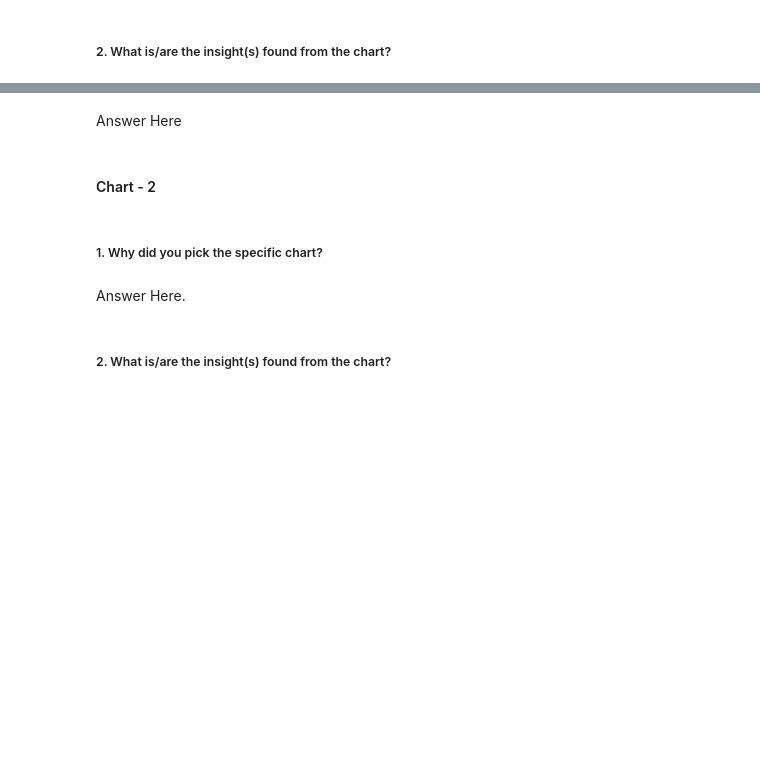
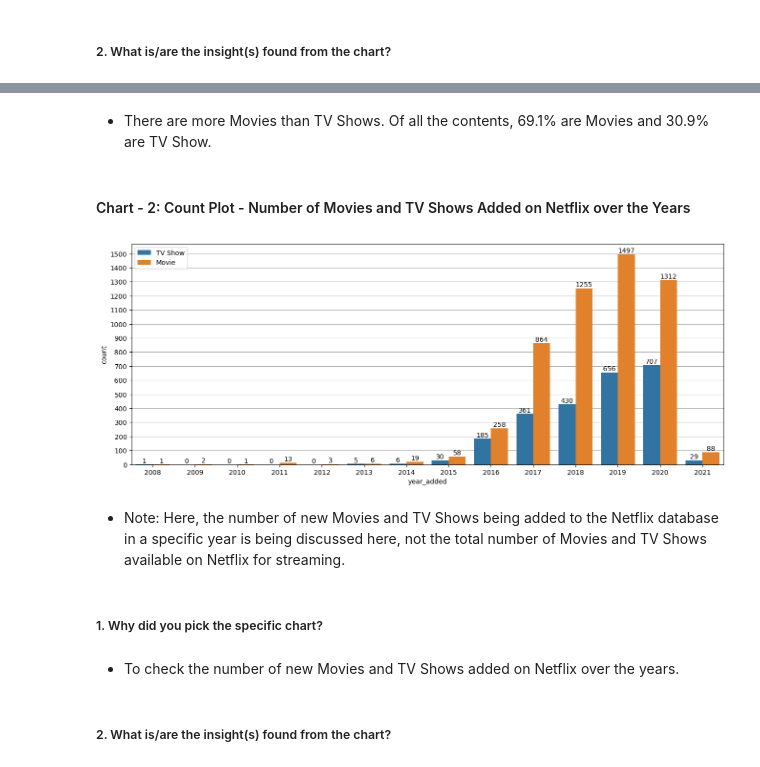
Before and after one commit to dipankarsahu1000/Netflix-Movie-and-TV-Shows-Clustering, a Jupyter notebook: Netflix_Movies_and_TV_Shows_Clustering.ipynb, the cells around one changed output, grey strips where cells are left out. Saved outputs shown, nothing was run; the diff lists cells and outputs as text; code cells hidden in the pictures; blank space fills up the shorter version.

```diff
--- a/Netflix_Movies_and_TV_Shows_Clustering.ipynb
+++ b/Netflix_Movies_and_TV_Shows_Clustering.ipynb
@@ -265,4 +391,0 @@ Are there any insights that lead to negative growth? Justify with specific reaso
-# %% [markdown]
-Answer Here
-# %% [markdown]
-#### Chart - 2
@@ -271,6 +392,26 @@ Answer Here
+# %% [markdown]
+* There are more Movies than TV Shows. Of all the contents, 69.1% are Movies and 30.9% are TV Show.
+# %% [markdown]
+#### Chart - 2: Count Plot - Number of Movies and TV Shows Added on Netflix over the Years
+# %%
+plt.figure(figsize = (16, 6))
+ax = plt.gca()
+ax.yaxis.grid()
+ax.xaxis.grid()
+ax.set_axisbelow(True)
+plt.yticks(range(0, 2000, 100))
+sns.countplot(data = df, x = 'year_added', hue = 'type')
+ax.legend(loc = 'upper left')
+
+for container in ax.containers:
+  ax.bar_label(container)
+# %% [output]
+[figure, added]
+# %% [markdown]
+* Note: Here, the number of new Movies and TV Shows being added to the Netflix database in a specific year is being discussed here, not the total number of Movies and TV Shows available on Netflix for streaming.
 # %% [markdown]
 ##### 1. Why did you pick the specific chart?
-# %% [markdown]
-Answer Here.
+# %% [markdown]
+* To check the number of new Movies and TV Shows added on Netflix over the years.
 # %% [markdown]
 ##### 2. What is/are the insight(s) found from the chart?
```
Also changed, not shown: parts of 45 cells of this notebook.
